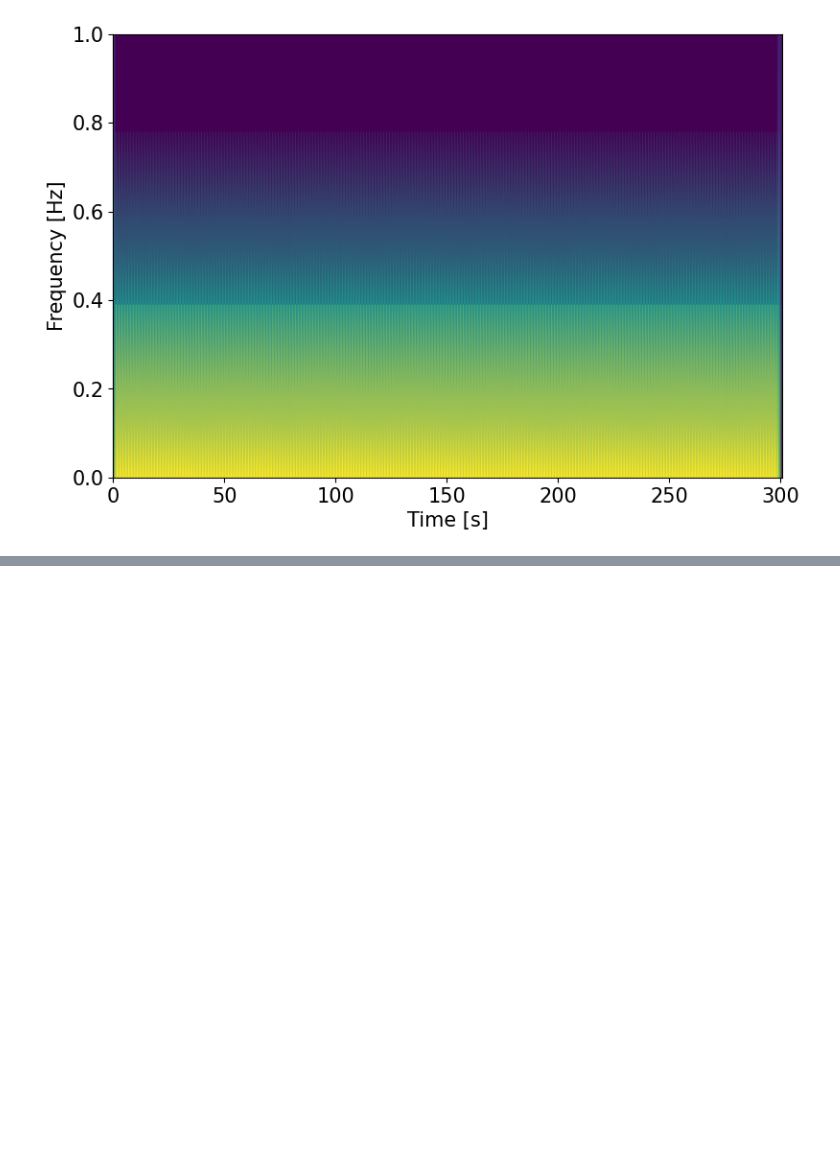
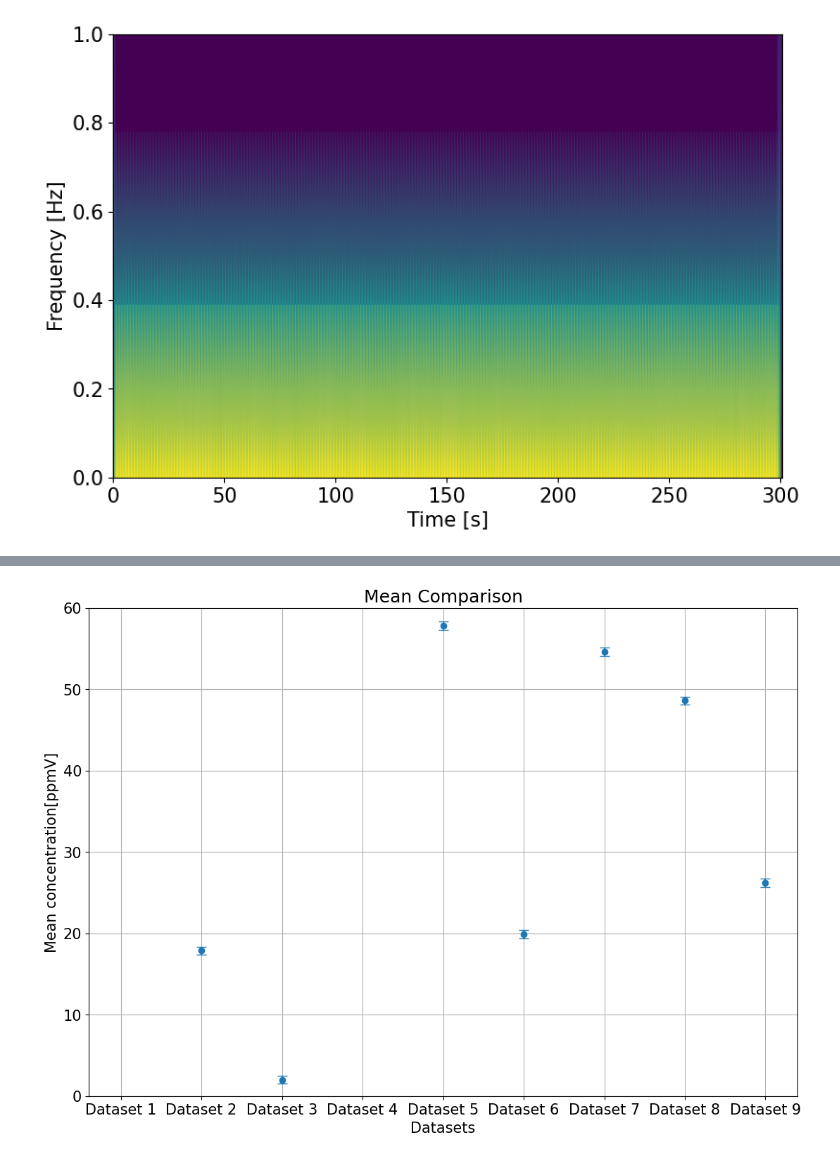
Before and after one commit to noradoralaexploradora/windtunnelsofware, a Jupyter notebook: DataAnalysis.ipynb, the cells around one changed output, grey strips where cells are left out. Drawn from its saved outputs; the diff is of its cells as text; code cells hidden in the pictures; blank space fills up the shorter version.

Commit message:
funktioniert soweit mit den testdaten

```diff
--- a/DataAnalysis.ipynb
+++ b/DataAnalysis.ipynb
@@ -19,19 +19,18 @@ import numpy as np
 #Path and file names
 
 # Add the parent directory to the path for the windtunnel package import
-path_dir = "/Users/norakaiser/Masterthesis/Testdatenauswertung/WTSoftwareUtilitiesShare"
+path_dir = "/Users/norakaiser/Masterthesis/WTSoftwareUtilitiesShare"
 sys.path.append(os.path.abspath(path_dir))
 import windtunnel as wt
 
 #Path to your input data
 #path = f"{path_dir}/Users/norakaiser/Masterthesis/testdata/raw_val"
-path = "/Users/norakaiser/Masterthesis/WTSoftwareUtilitiesShare/test_meas"
+path = f"{path_dir}/test_meas/"
 # Name of your measurement files prefix
-namelist = ['UBA_Q1_MH48_LP1']
+namelist = ['UBA_thesis_test_01072025_001']
 
 #Path to your output folder for average files and plots
-#output_path = f"{path_dir}/Users/norakaiser/Masterthesis/Testdatenauswertung/results"
-output_path = "/Users/norakaiser/Masterthesis/Testdatenauswertung/results"
+output_path = f"{path_dir}/test_meas/results"
 
 #For PointData for the functions to work the columns of the file should be: time, wtref, slow_FID, fast_FID, open_rate
 #(See manual for the description of the variables)
@@ -69,25 +68,25 @@ calibration_curve=0.3     #0.3 oder 3
 calibration_factor=0 #1      #
 
 #Gas characteristics
-gas_name='C12'           #Just placeholder name variable for orientation, not used for anything
-gas_factor=0.5   #[-]    #!!! Needs to be calculate/specificate f.e. if gas changes
-mol_weight=29.0 #28.97 #Air [g/mol]
+gas_name='C2H6'           #Just placeholder name variable for orientation, not used for anything
+gas_factor=1.048   #[-]    #!!! Needs to be calculate/specificate f.e. if gas changes
+mol_weight=30.07 #28.97 #Air [g/mol]
 
 
 #Measurement location [mm]
-x_measure=1020 #855.16
+x_measure=150 #855.16
 y_measure= 0    #176.29
-z_measure= 5     #162
+z_measure= 20     #162
 
 #Surrounding conditions
 pressure=101426.04472        #1009.38  #[hPa] ->Pa
 temperature=23             #23.5  #[°C]
 
 #Model to Reality scaling
-scale=400                     #250      #Model/Reality
+scale=200                     #250      #Model/Reality
 scaling_factor=0.5614882               #0.637       #USA1 to selected ref pos.?
-ref_length=1/400              #1/250           #Lref
-ref_height=100/400            #None            #Href
+ref_length=1/200              #1/250           #Lref
+ref_height=100/200            #None            #Href
 
 
 full_scale_wtref=10             #6         #Uref_fullscale
@@ -545,13 +521,15 @@ from windtunnel.concentration.CompareDatasets import *
 # %%
 xLabel="Datasets"
 yLabel="Mean concentration[ppmV]"
 dimensionless="False"
 xAchse = None
-yAchse=(72,79) #None
-error_values=0.2 #[0.5,0.2,0.1] #For error values overgive one number which is cast to all values, or an array if specify different errors for each measurements
+yAchse=(0,60) #None
+error_values=0.5 #[0.5,0.2,0.1] #For error values overgive one number which is cast to all values, or an array if specify different errors for each measurements
 errorType="absolute"
 test = create_means(DataPointsConc,error_values,dimensionless=dimensionless,labels=None,xLabel=xLabel,yLabel=yLabel,xAchse=xAchse,yAchse=yAchse)
 #plt.savefig("Mean_comparison.png",test) #To save image
+# %% [output]
+[figure, added]
 # %%
 xLabel="Concentration[-]"
 yLabel="Density"
```
Also changed, not shown: parts of 24 cells of this notebook.
